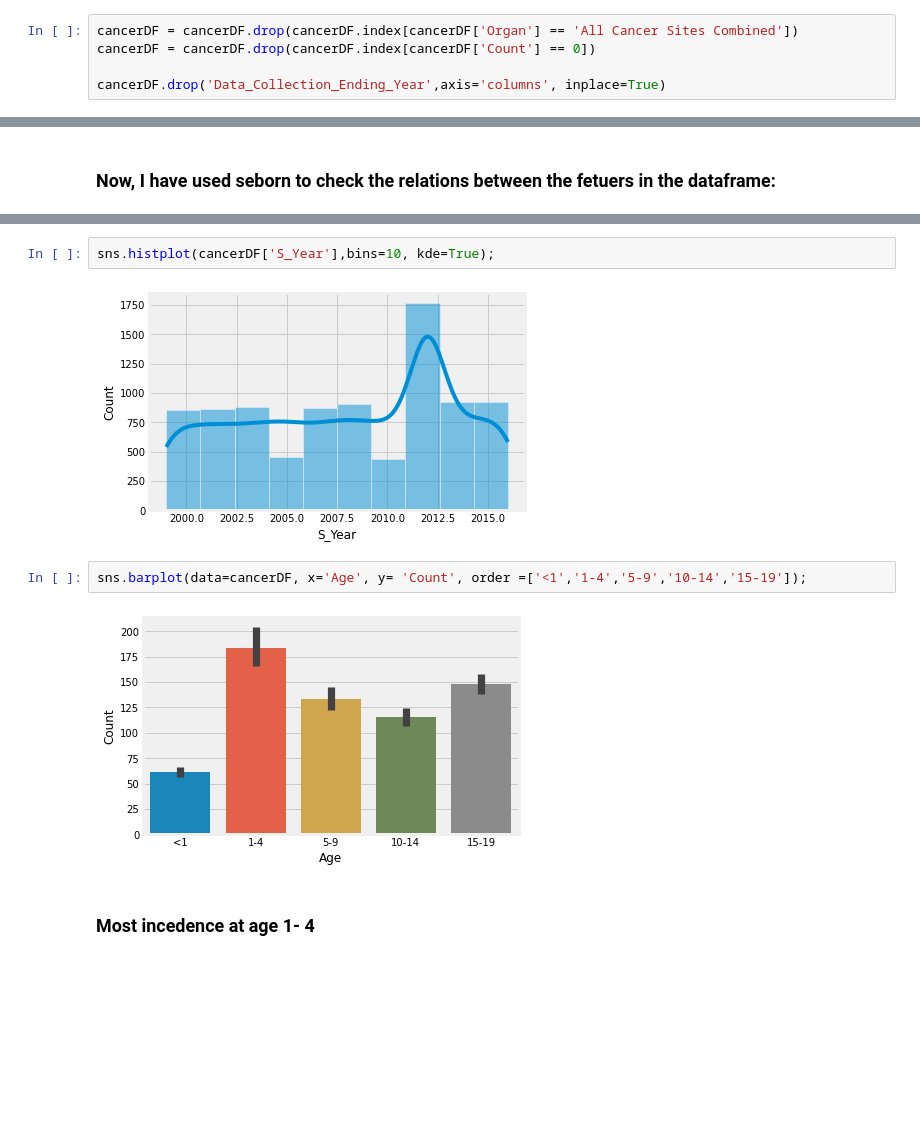
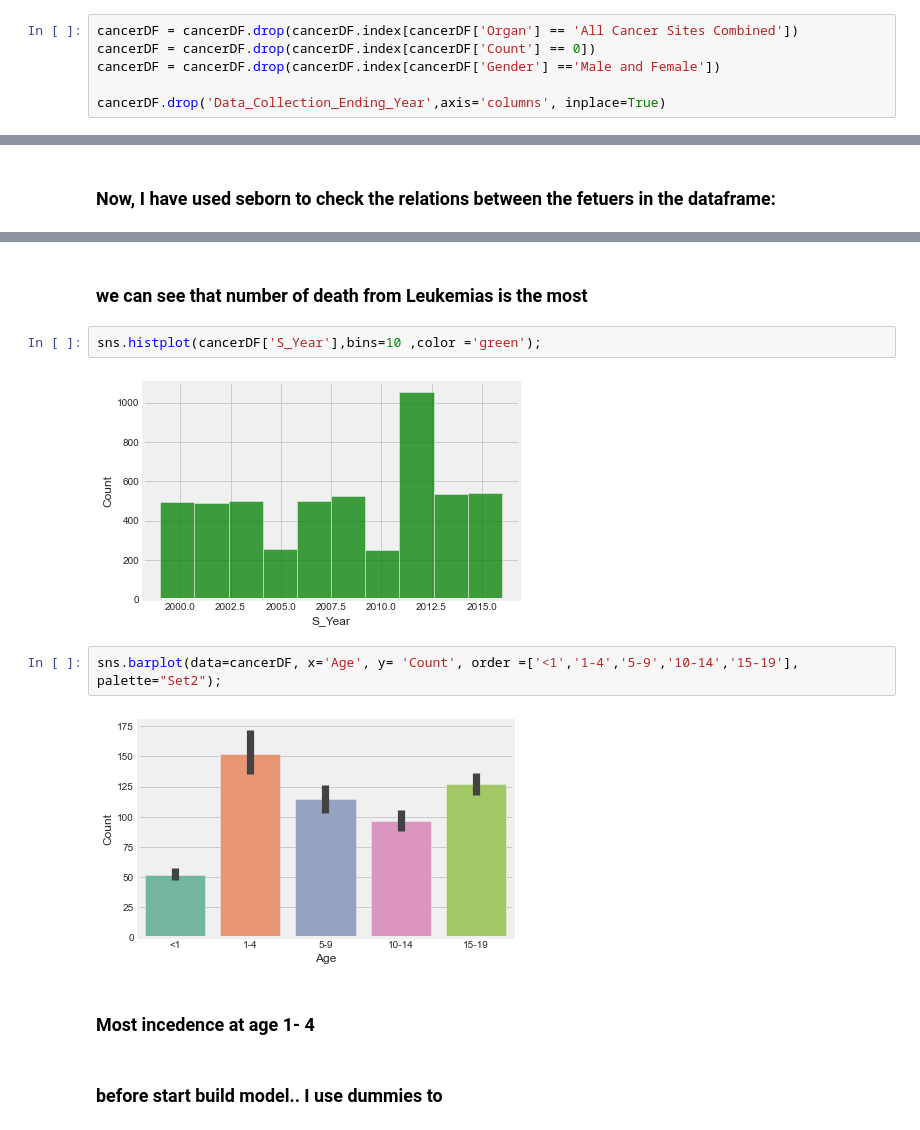
Before and after one commit to Reem0503101/Project, a Jupyter notebook: project-T5o6.ipynb, the cells around one changed output, grey strips where cells are left out. Saved outputs shown, nothing was run; the diff lists cells and outputs as text; blank space fills up the shorter version.

```diff
--- a/project-T5o6.ipynb
+++ b/project-T5o6.ipynb
@@ -149,6 +149,7 @@ cancerDF.head(20)
 # %%
 cancerDF = cancerDF.drop(cancerDF.index[cancerDF['Organ'] == 'All Cancer Sites Combined'])
 cancerDF = cancerDF.drop(cancerDF.index[cancerDF['Count'] == 0])
+cancerDF = cancerDF.drop(cancerDF.index[cancerDF['Gender'] =='Male and Female'])
 
 cancerDF.drop('Data_Collection_Ending_Year',axis='columns', inplace=True)
 # %%
@@ -217,11 +218,15 @@ sns.catplot(data=cancerDF, kind="bar", x="Event", y="Count", hue="Organ" )
+# %% [markdown]
+### we can see that number of death from Leukemias is the most
 # %%
-sns.histplot(cancerDF['S_Year'],bins=10, kde=True);
+sns.histplot(cancerDF['S_Year'],bins=10 ,color ='green');
 # %% [output]
-[figure, old version]
+[figure, new version]
 # %%
-sns.barplot(data=cancerDF, x='Age', y= 'Count', order =['<1','1-4','5-9','10-14','15-19']);
+sns.barplot(data=cancerDF, x='Age', y= 'Count', order =['<1','1-4','5-9','10-14','15-19'], palette="Set2");
 # %% [output]
-[figure, old version]
+[figure, new version]
 # %% [markdown]
 ### Most incedence at age 1- 4
+# %% [markdown]
+### before start build model.. I use dummies to
 # %%
```
Also changed, not shown: parts of 28 cells of this notebook.
